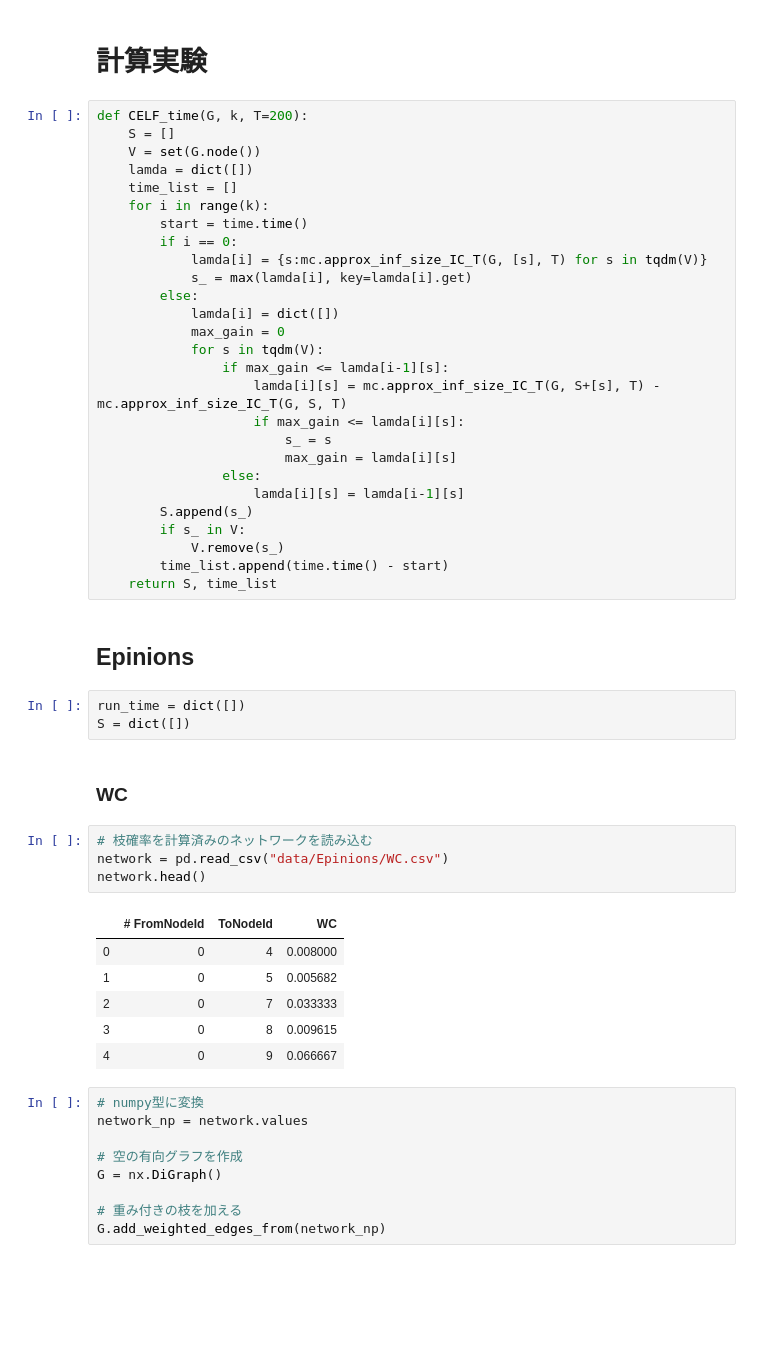
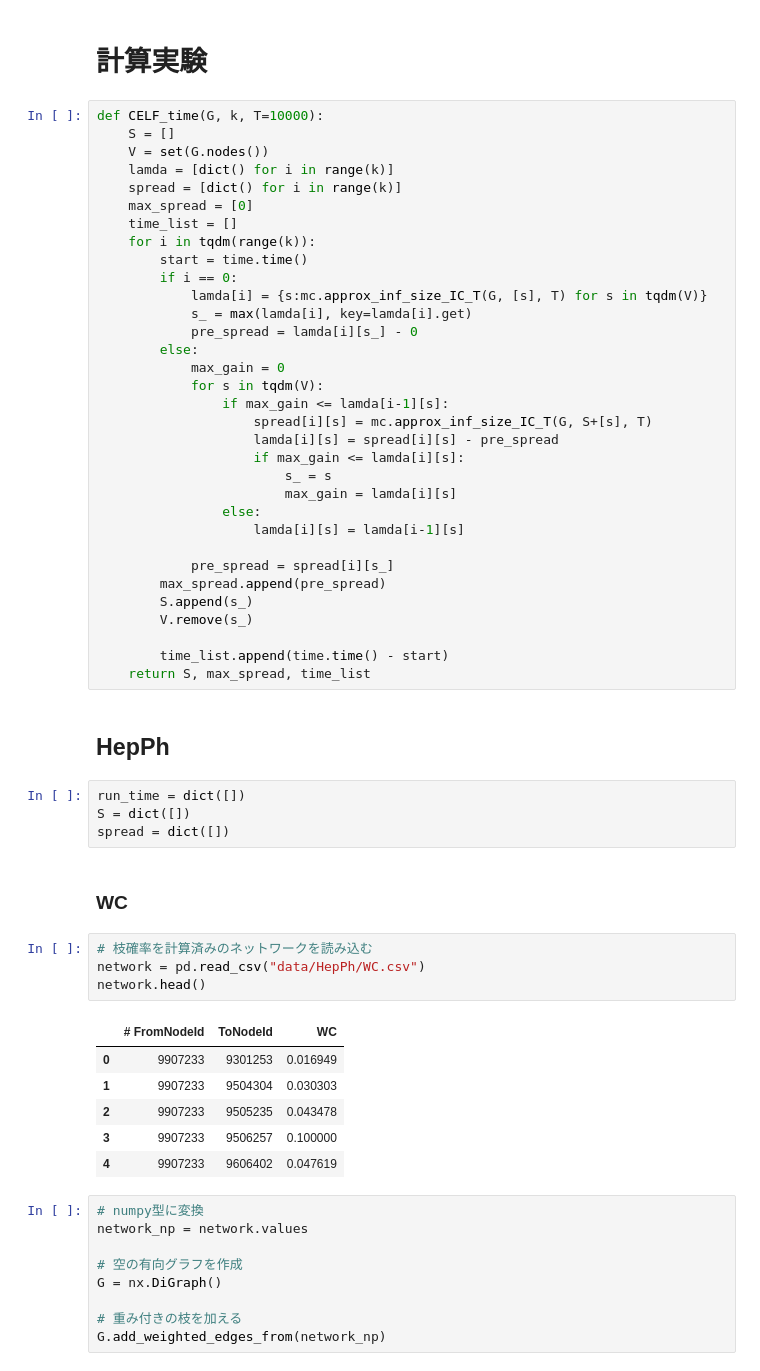
Before and after one commit to plue1011/code, a Jupyter notebook: greedy.ipynb, the cells around one changed output. Saved outputs shown, nothing was run; the diff lists cells and outputs as text; blank space fills up the shorter version.

```diff
--- a/greedy.ipynb
+++ b/greedy.ipynb
@@ -154,50 +212,57 @@ mc.approx_inf_size_IC_T(G, S_LTLG, 10000)
 # %% [markdown]
 # 計算実験
 # %%
-def CELF_time(G, k, T=200):
+def CELF_time(G, k, T=10000):
     S = []
-    V = set(G.node())
-    lamda = dict([])
+    V = set(G.nodes())
+    lamda = [dict() for i in range(k)]
+    spread = [dict() for i in range(k)]
+    max_spread = [0]
     time_list = []
-    for i in range(k):
+    for i in tqdm(range(k)):
         start = time.time()
         if i == 0:
             lamda[i] = {s:mc.approx_inf_size_IC_T(G, [s], T) for s in tqdm(V)}
             s_ = max(lamda[i], key=lamda[i].get)
+            pre_spread = lamda[i][s_] - 0
         else:
-            lamda[i] = dict([])
             max_gain = 0
             for s in tqdm(V):
                 if max_gain <= lamda[i-1][s]:
-                    lamda[i][s] = mc.approx_inf_size_IC_T(G, S+[s], T) - mc.approx_inf_size_IC_T(G, S, T)
+                    spread[i][s] = mc.approx_inf_size_IC_T(G, S+[s], T)
+                    lamda[i][s] = spread[i][s] - pre_spread
                     if max_gain <= lamda[i][s]:
                         s_ = s
                         max_gain = lamda[i][s]
                 else:
                     lamda[i][s] = lamda[i-1][s]
+
+            pre_spread = spread[i][s_]
+        max_spread.append(pre_spread)
         S.append(s_)
-        if s_ in V:
-            V.remove(s_)
+        V.remove(s_)
+
         time_list.append(time.time() - start)
-    return S, time_list
+    return S, max_spread, time_list
 # %% [markdown]
-## Epinions
+## HepPh
 # %%
 run_time = dict([])
 S = dict([])
+spread = dict([])
 # %% [markdown]
 ### WC
 # %%
 # 枝確率を計算済みのネットワークを読み込む
-network = pd.read_csv("data/Epinions/WC.csv")
+network = pd.read_csv("data/HepPh/WC.csv")
 network.head()
 # %% [output]
 |  | # FromNodeId | ToNodeId | WC |
-| 0 | 0 | 4 | 0.008000 |
-| 1 | 0 | 5 | 0.005682 |
-| 2 | 0 | 7 | 0.033333 |
-| 3 | 0 | 8 | 0.009615 |
-| 4 | 0 | 9 | 0.066667 |
+| 0 | 9907233 | 9301253 | 0.016949 |
+| 1 | 9907233 | 9504304 | 0.030303 |
+| 2 | 9907233 | 9505235 | 0.043478 |
+| 3 | 9907233 | 9506257 | 0.100000 |
+| 4 | 9907233 | 9606402 | 0.047619 |
 # %%
 # numpy型に変換
 network_np = network.values
```
Also changed, not shown: parts of 61 cells of this notebook.
